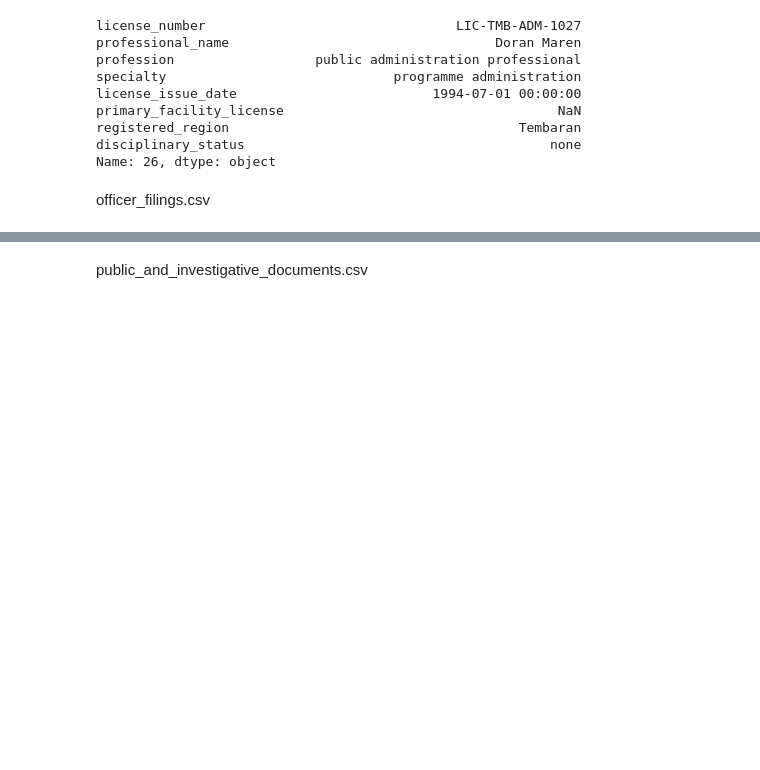
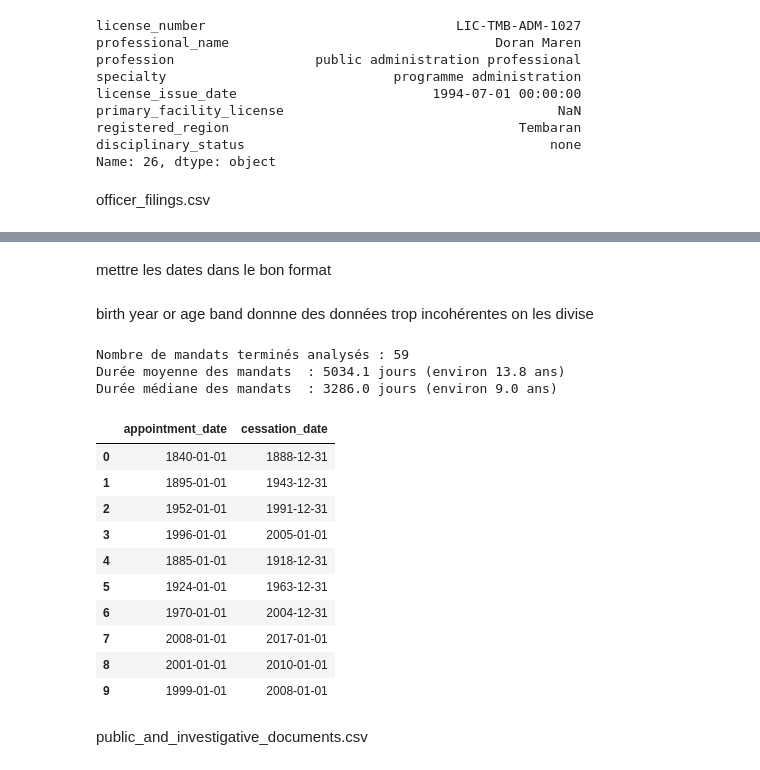
Before and after one commit to Sheik-info/20262027-UE-DataMining-Project, a Jupyter notebook: Base_notebook_to_complete.ipynb, the cells around one changed output, grey strips where cells are left out. Saved outputs shown, nothing was run; the diff lists cells and outputs as text; code cells hidden in the pictures; blank space fills up the shorter version.

```diff
--- a/Base_notebook_to_complete.ipynb
+++ b/Base_notebook_to_complete.ipynb
@@ -993,3 +1016,75 @@ officer_filings.csv
+# %%
+df_of['registration_number'] = df_of['registration_number'].str.replace("REG-", "", regex=False)
+print(df_of.head())
+# %%
+df_of['officer_local_ref'] = df_of['officer_local_ref'].str.replace("OFR-", "", regex=False)
+print(df_of.head())
+# %% [markdown]
+mettre les dates dans le bon format
+# %%
+df_of['appointment_date'] = pd.to_datetime(df_of['appointment_date'], format='%Y-%m-%d', errors='coerce')
+
+date_par_defaut = df_of['appointment_date'].min()
+df_of['appointment_date'] = df_of['appointment_date'].fillna(date_par_defaut)
+
+print(f"Date par défaut appliquée automatiquement aux erreurs : {date_par_defaut.strftime('%Y-%m-%d')}")
+print(df_of.info())
+# %% [markdown]
+birth year or  age band donnne des données trop incohérentes on les divise
+# %%
+#conversion en chaîne de caractères pour le traitement
+serie_temp = df_of['birth_year_or_age_band'].astype(str).str.strip()
+
+#année de naissance 4 chiffres
+df_of['birth_year'] = np.where(serie_temp.str.match(r'^\d{4}$'), serie_temp, np.nan)
+
+#tranche d'âge (valeur contenant un tiret, ex: 1960-1969)
+df_of['age_band'] = np.where(serie_temp.str.contains('-', regex=False), serie_temp, np.nan)
+
+df_of = df_of.drop('birth_year_or_age_band', axis=1)
+print(df_of)
+# %%
+#s'assurer de la conversion des colonnes au format Datetime
+app_date = pd.to_datetime(df_of['appointment_date'], errors='coerce')
+cess_date = pd.to_datetime(df_of['cessation_date'], errors='coerce')
+
+#calculer la durée des mandats uniquement pour les lignes où la date de cessation existe
+durees = (cess_date - app_date).dt.days
+durees_valides = durees.dropna()
+
+#Calculer la moyenne et la médiane
+moyenne_jours = durees_valides.mean()
+mediane_jours = durees_valides.median()
+
+print(f"Nombre de mandats terminés analysés : {len(durees_valides)}")
+print(f"Durée moyenne des mandats  : {moyenne_jours:.1f} jours (environ {moyenne_jours/365.25:.1f} ans)")
+print(f"Durée médiane des mandats  : {mediane_jours:.1f} jours (environ {mediane_jours/365.25:.1f} ans)")
+# %% [output]
+Nombre de mandats terminés analysés : 59
+Durée moyenne des mandats  : 5034.1 jours (environ 13.8 ans)
+Durée médiane des mandats  : 3286.0 jours (environ 9.0 ans)
+# %%
+
+appointment_dt = pd.to_datetime(df_of['appointment_date'], errors='coerce')
+cessation_dt = pd.to_datetime(df_of['cessation_date'], errors='coerce')
+
+date_projection = appointment_dt + pd.DateOffset(years=9)
+
+df_of['cessation_date'] = cessation_dt.fillna(date_projection)
+
+display(df_of[['appointment_date', 'cessation_date']].head(10))
+# %% [output]
+|  | appointment_date | cessation_date |
+| 0 | 1840-01-01 | 1888-12-31 |
+| 1 | 1895-01-01 | 1943-12-31 |
+| 2 | 1952-01-01 | 1991-12-31 |
+| 3 | 1996-01-01 | 2005-01-01 |
+| 4 | 1885-01-01 | 1918-12-31 |
+| 5 | 1924-01-01 | 1963-12-31 |
+| 6 | 1970-01-01 | 2004-12-31 |
+| 7 | 2008-01-01 | 2017-01-01 |
+| 8 | 2001-01-01 | 2010-01-01 |
+| 9 | 1999-01-01 | 2008-01-01 |
 # %% [markdown]
 public_and_investigative_documents.csv
 # %% [markdown]
```
Also changed, not shown: parts of 17 cells of this notebook.
